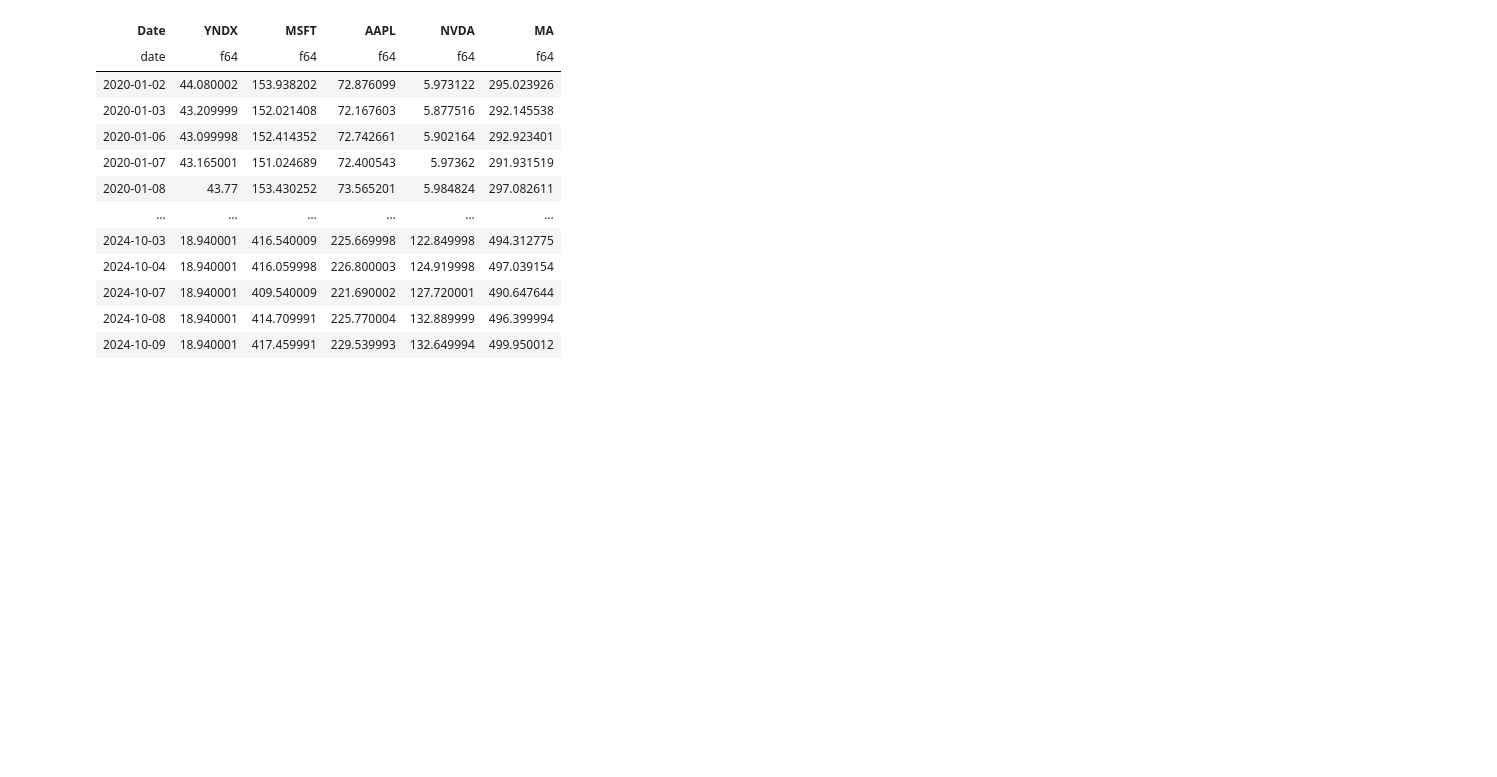
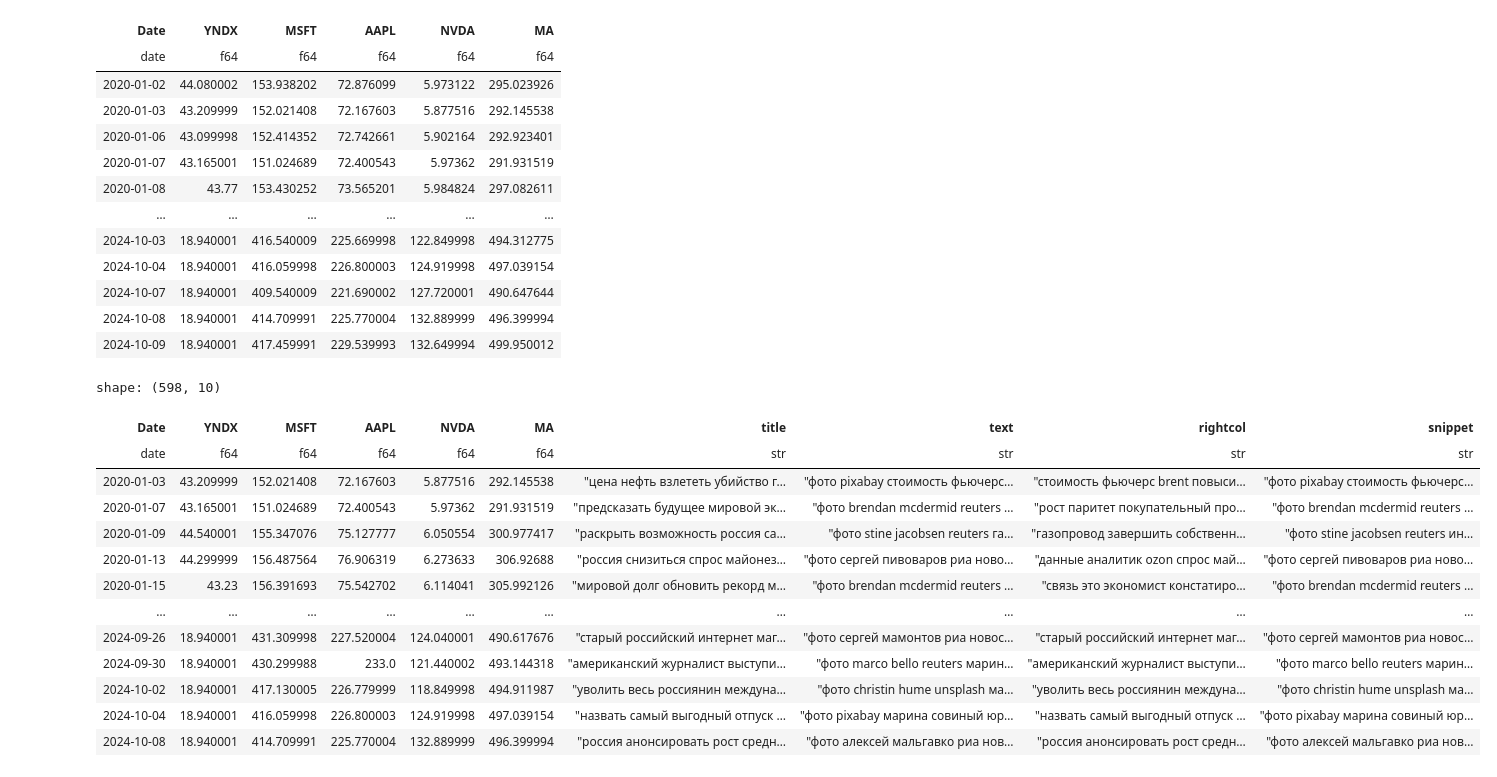
Before and after one commit to lm-cyber/nlp_and_ts_eda_and_modeling, a Jupyter notebook: fieater_by_ts.ipynb, the cells around one changed output. Drawn from its saved outputs; the diff is of its cells as text; code cells hidden in the pictures; blank space fills up the shorter version.

```diff
--- a/fieater_by_ts.ipynb
+++ b/fieater_by_ts.ipynb
@@ -43,6 +43,23 @@ shape: (1_201, 6)
 news = news.group_by('PostDate').agg(pl.all().str.join("\n")).sort('PostDate')
 # %%
 result = findata.join(news,left_on='Date',right_on='PostDate').sort('Date')
+# %%
+result
+# %% [output]
+shape: (598, 10)
+| Date | YNDX | MSFT | AAPL | NVDA | MA | title | text | rightcol | snippet |
+| date | f64 | f64 | f64 | f64 | f64 | str | str | str | str |
+| 2020-01-03 | 43.209999 | 152.021408 | 72.167603 | 5.877516 | 292.145538 | "цена нефть взлететь убийство г… | "фото pixabay стоимость фьючерс… | "стоимость фьючерс brent повыси… | "фото pixabay стоимость фьючерс… |
+| 2020-01-07 | 43.165001 | 151.024689 | 72.400543 | 5.97362 | 291.931519 | "предсказать будущее мировой эк… | "фото brendan mcdermid reuters … | "рост паритет покупательный про… | "фото brendan mcdermid reuters … |
+| 2020-01-09 | 44.540001 | 155.347076 | 75.127777 | 6.050554 | 300.977417 | "раскрыть возможность россия са… | "фото stine jacobsen reuters га… | "газопровод завершить собственн… | "фото stine jacobsen reuters ин… |
+| 2020-01-13 | 44.299999 | 156.487564 | 76.906319 | 6.273633 | 306.92688 | "россия снизиться спрос майонез… | "фото сергей пивоваров риа ново… | "данные аналитик ozon спрос май… | "фото сергей пивоваров риа ново… |
+| 2020-01-15 | 43.23 | 156.391693 | 75.542702 | 6.114041 | 305.992126 | "мировой долг обновить рекорд м… | "фото brendan mcdermid reuters … | "связь это экономист констатиро… | "фото brendan mcdermid reuters … |
+| … | … | … | … | … | … | … | … | … | … |
+| 2024-09-26 | 18.940001 | 431.309998 | 227.520004 | 124.040001 | 490.617676 | "старый российский интернет маг… | "фото сергей мамонтов риа новос… | "старый российский интернет маг… | "фото сергей мамонтов риа новос… |
+| 2024-09-30 | 18.940001 | 430.299988 | 233.0 | 121.440002 | 493.144318 | "американский журналист выступи… | "фото marco bello reuters марин… | "американский журналист выступи… | "фото marco bello reuters марин… |
+| 2024-10-02 | 18.940001 | 417.130005 | 226.779999 | 118.849998 | 494.911987 | "уволить весь россиянин междуна… | "фото christin hume unsplash ма… | "уволить весь россиянин междуна… | "фото christin hume unsplash ма… |
+| 2024-10-04 | 18.940001 | 416.059998 | 226.800003 | 124.919998 | 497.039154 | "назвать самый выгодный отпуск … | "фото pixabay марина совиный юр… | "назвать самый выгодный отпуск … | "фото pixabay марина совиный юр… |
+| 2024-10-08 | 18.940001 | 414.709991 | 225.770004 | 132.889999 | 496.399994 | "россия анонсировать рост средн… | "фото алексей мальгавко риа нов… | "россия анонсировать рост средн… | "фото алексей мальгавко риа нов… |
 # %%
 from transformers import AutoTokenizer, AutoModel
 import torch
```
Also changed, not shown: parts of 21 cells of this notebook, 6 other files.
